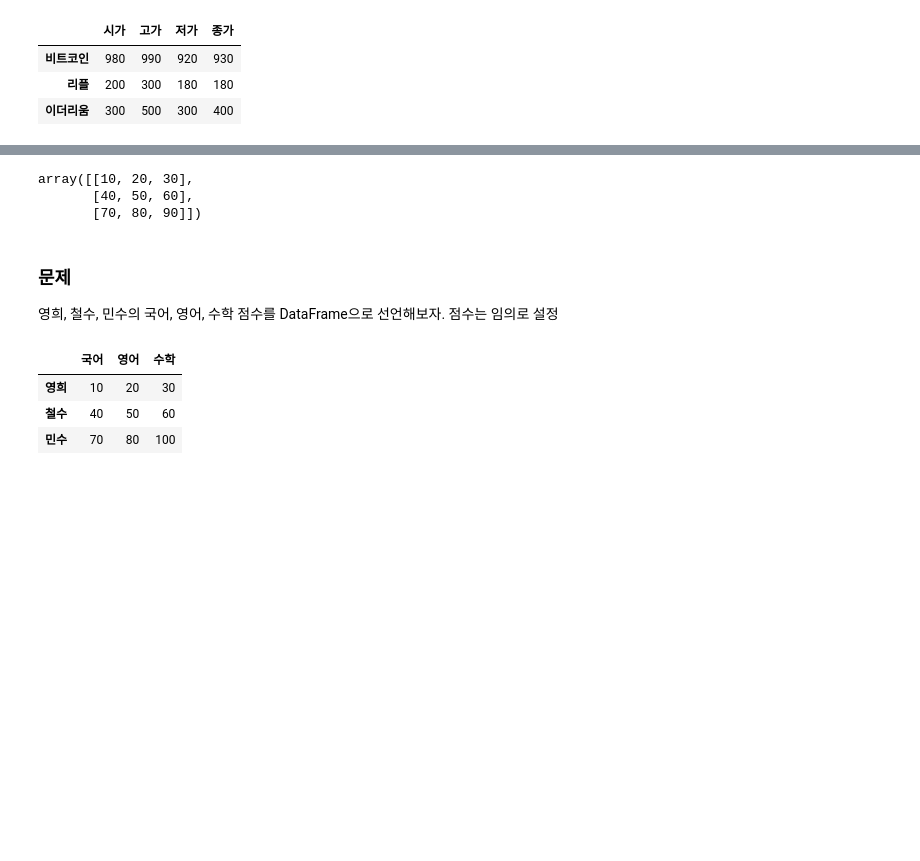
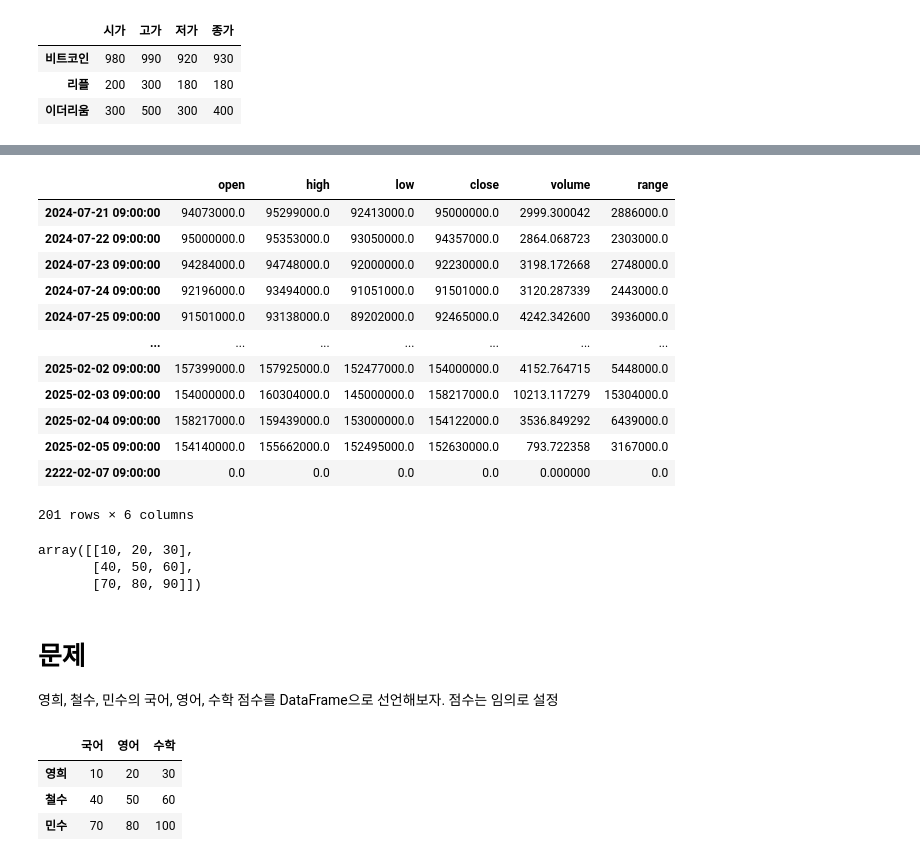
Before and after one commit to dasom222g/learn-pandas, a Jupyter notebook: 02_Pandas_실습_코드.ipynb, the cells around one changed output, grey strips where cells are left out. Saved outputs shown, nothing was run; the diff lists cells and outputs as text; code cells hidden in the pictures; blank space fills up the shorter version.

Commit message:
DataFrame indexing, slicing / CRUD

```diff
--- a/02_Pandas_실습_코드.ipynb
+++ b/02_Pandas_실습_코드.ipynb
@@ -293,0 +433,7 @@ df2
+# %%
+# row추가
+type(df.index[0]) # Timestamp형 date타입
+index = pd.to_datetime('2222-02-06 09:00:00')
+arr = [100. * i for i in range(6)]
+df.loc[index] = arr
+df.tail()
@@ -294,3 +447,22 @@ df2
+# %%
+# row삭제
+target_index = df.index[-2] # index리스트에서 인덱스값 뽑아오기
+removed_df = df.drop(target_index, axis=0)
+removed_df
+# %% [output]
+|  | open | high | low | close | volume | range |
+| 2024-07-21 09:00:00 | 94073000.0 | 95299000.0 | 92413000.0 | 95000000.0 | 2999.300042 | 2886000.0 |
+| 2024-07-22 09:00:00 | 95000000.0 | 95353000.0 | 93050000.0 | 94357000.0 | 2864.068723 | 2303000.0 |
+| 2024-07-23 09:00:00 | 94284000.0 | 94748000.0 | 92000000.0 | 92230000.0 | 3198.172668 | 2748000.0 |
+| 2024-07-24 09:00:00 | 92196000.0 | 93494000.0 | 91051000.0 | 91501000.0 | 3120.287339 | 2443000.0 |
+| 2024-07-25 09:00:00 | 91501000.0 | 93138000.0 | 89202000.0 | 92465000.0 | 4242.342600 | 3936000.0 |
+| ... | ... | ... | ... | ... | ... | ... |
+| 2025-02-02 09:00:00 | 157399000.0 | 157925000.0 | 152477000.0 | 154000000.0 | 4152.764715 | 5448000.0 |
+| 2025-02-03 09:00:00 | 154000000.0 | 160304000.0 | 145000000.0 | 158217000.0 | 10213.117279 | 15304000.0 |
+| 2025-02-04 09:00:00 | 158217000.0 | 159439000.0 | 153000000.0 | 154122000.0 | 3536.849292 | 6439000.0 |
+| 2025-02-05 09:00:00 | 154140000.0 | 155662000.0 | 152495000.0 | 152630000.0 | 793.722358 | 3167000.0 |
+| 2222-02-07 09:00:00 | 0.0 | 0.0 | 0.0 | 0.0 | 0.000000 | 0.0 |
+201 rows × 6 columns
 # %%
 # 복습용
 
@@ -323,7 +495,7 @@ array([[10, 20, 30],
        [40, 50, 60],
        [70, 80, 90]])
 # %% [markdown]
-### 문제
+# 문제
 영희, 철수, 민수의 국어, 영어, 수학 점수를 DataFrame으로 선언해보자. 점수는 임의로 설정
 # %%
 scores = [[10, 20, 30], [40, 50, 60], [70, 80, 100]]
```
Also changed, not shown: parts of 14 cells of this notebook.
